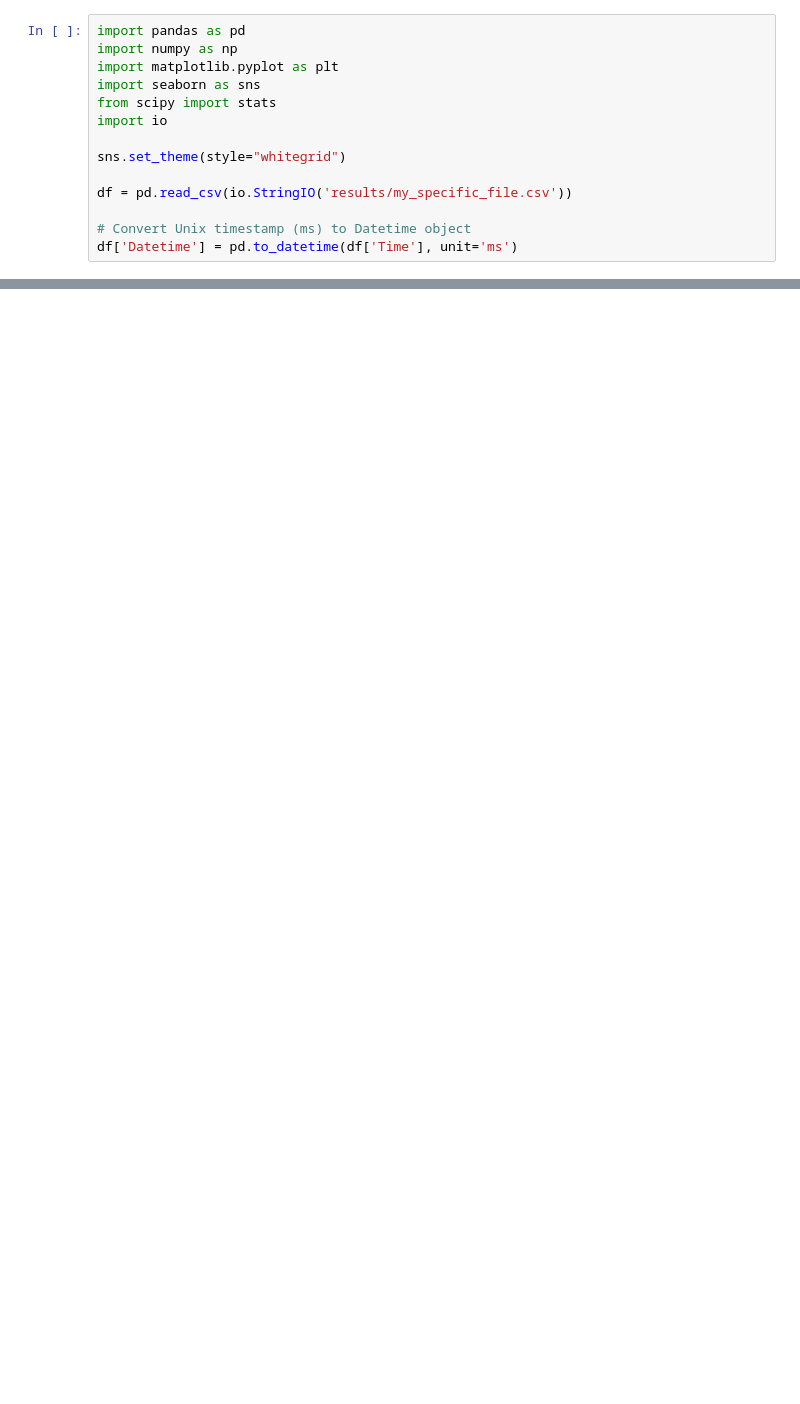
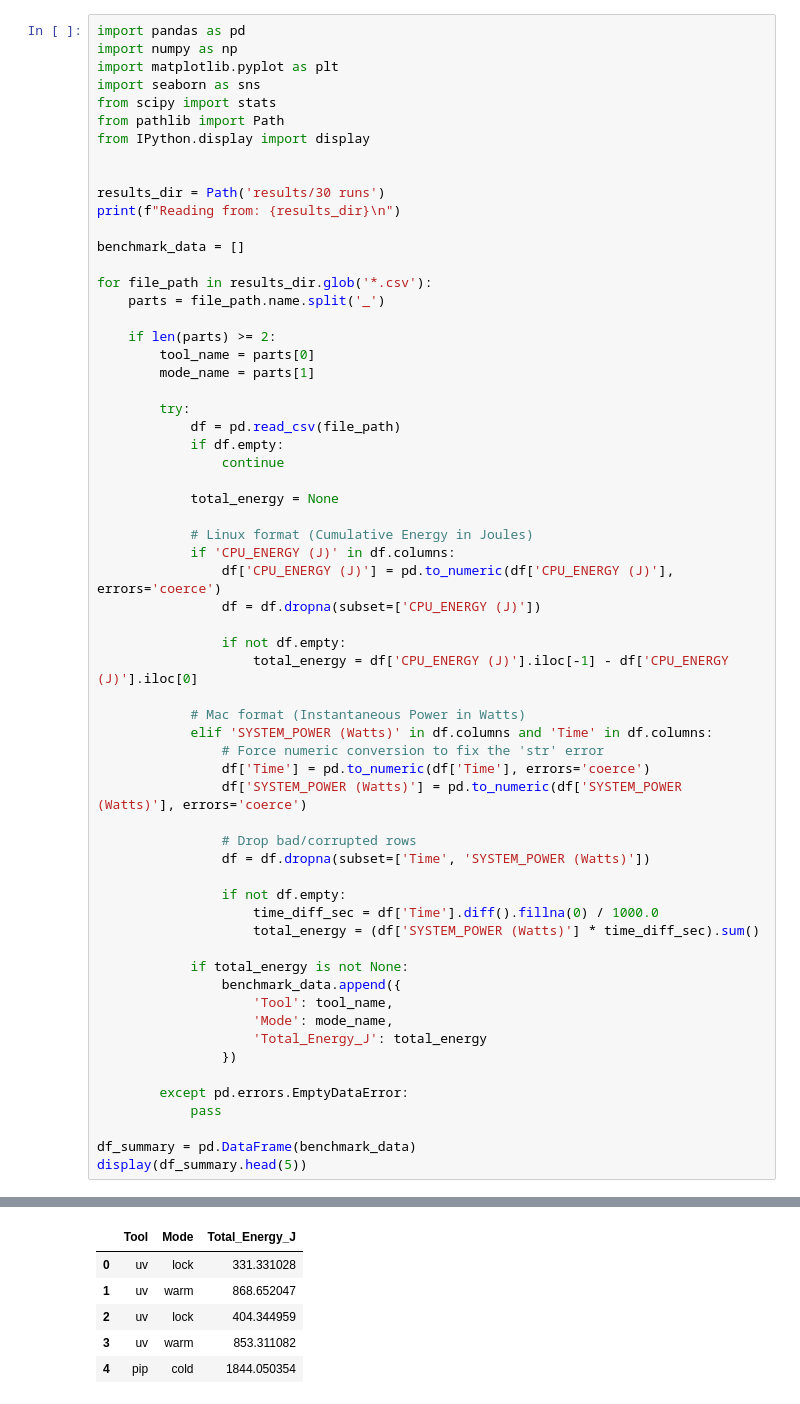
Before and after one commit to Elia-J/python-package-manager-energy-benchmark, a Jupyter notebook: analysis.ipynb, the cells around one changed output, grey strips where cells are left out. Cells and saved outputs as stored; diff of their text form; blank space fills up the shorter version.

Commit message:
Improved analysis in notebook on full results

```diff
--- a/analysis.ipynb
+++ b/analysis.ipynb
@@ -4,11 +4,60 @@ import numpy as np
 import matplotlib.pyplot as plt
 import seaborn as sns
 from scipy import stats
-import io
+from pathlib import Path
+from IPython.display import display
 
-sns.set_theme(style="whitegrid")
 
-df = pd.read_csv(io.StringIO('results/my_specific_file.csv'))
+results_dir = Path('results/30 runs')
+print(f"Reading from: {results_dir}\n")
 
-# Convert Unix timestamp (ms) to Datetime object
-df['Datetime'] = pd.to_datetime(df['Time'], unit='ms')
+benchmark_data = []
+
+for file_path in results_dir.glob('*.csv'):
+    parts = file_path.name.split('_')
+
+    if len(parts) >= 2:
+        tool_name = parts[0]
+        mode_name = parts[1]
+
+        try:
+            df = pd.read_csv(file_path)
+            if df.empty:
+                continue
+
+            total_energy = None
+
+            # Linux format (Cumulative Energy in Joules)
+            if 'CPU_ENERGY (J)' in df.columns:
+                df['CPU_ENERGY (J)'] = pd.to_numeric(df['CPU_ENERGY (J)'], errors='coerce')
+                df = df.dropna(subset=['CPU_ENERGY (J)'])
+
+                if not df.empty:
+                    total_energy = df['CPU_ENERGY (J)'].iloc[-1] - df['CPU_ENERGY (J)'].iloc[0]
+
+            # Mac format (Instantaneous Power in Watts)
+            elif 'SYSTEM_POWER (Watts)' in df.columns and 'Time' in df.columns:
+                # Force numeric conversion to fix the 'str' error
+                df['Time'] = pd.to_numeric(df['Time'], errors='coerce')
+                df['SYSTEM_POWER (Watts)'] = pd.to_numeric(df['SYSTEM_POWER (Watts)'], errors='coerce')
+
+                # Drop bad/corrupted rows
+                df = df.dropna(subset=['Time', 'SYSTEM_POWER (Watts)'])
+
+                if not df.empty:
+                    time_diff_sec = df['Time'].diff().fillna(0) / 1000.0
+                    total_energy = (df['SYSTEM_POWER (Watts)'] * time_diff_sec).sum()
+
+            if total_energy is not None:
+                benchmark_data.append({
+                    'Tool': tool_name,
+                    'Mode': mode_name,
+                    'Total_Energy_J': total_energy
+                })
+
+        except pd.errors.EmptyDataError:
+            pass
+
+df_summary = pd.DataFrame(benchmark_data)
+display(df_summary.head(5))
+# %% [output]
@@ -15 +65,7 @@ df['Datetime'] = pd.to_datetime(df['Time'], unit='ms')
+|  | Tool | Mode | Total_Energy_J |
+| 0 | uv | lock | 331.331028 |
+| 1 | uv | warm | 868.652047 |
+| 2 | uv | lock | 404.344959 |
+| 3 | uv | warm | 853.311082 |
+| 4 | pip | cold | 1844.050354 |
 # %%
```
Also changed, not shown: parts of 5 cells of this notebook.
